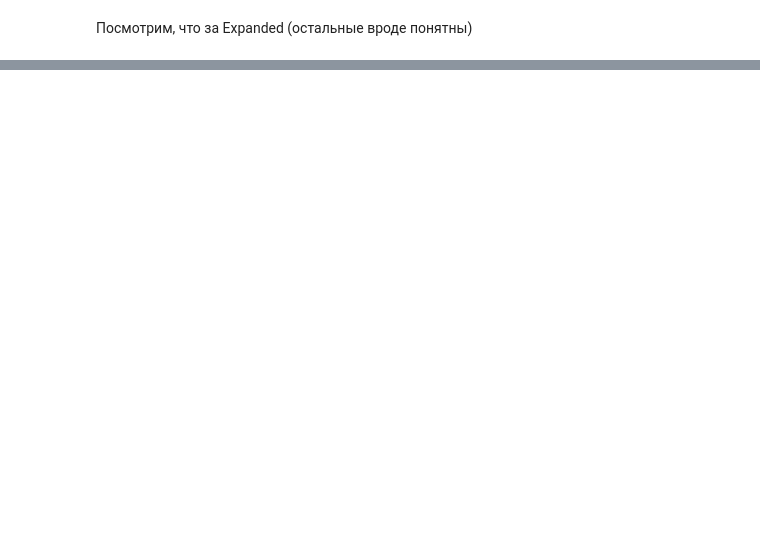
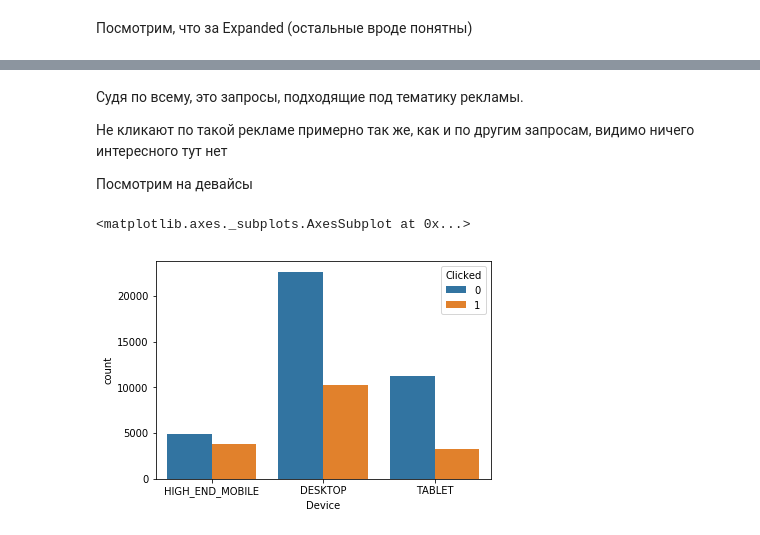
Before and after one commit to ivashnyov/CTR-prediction, a Jupyter notebook: CTR.ipynb, the cells around one changed output, grey strips where cells are left out. Saved outputs shown, nothing was run; the diff lists cells and outputs as text; code cells hidden in the pictures; blank space fills up the shorter version.

```diff
--- a/CTR.ipynb
+++ b/CTR.ipynb
@@ -126,0 +148,11 @@ train.loc[train['QueryMatchTypeWithVariant'] == 'EXPANDED']
+# %% [markdown]
+Судя по всему, это запросы, подходящие под тематику рекламы.
+
+Не кликают по такой рекламе примерно так же, как и по другим запросам, видимо ничего интересного тут нет
+
+Посмотрим на девайсы
+# %%
+sns.countplot(x="Device", data=train, hue='Clicked')
+# %% [output]
+<matplotlib.axes._subplots.AxesSubplot at 0x...>
+[figure, added]
```
Also changed, not shown: parts of 17 cells of this notebook.
